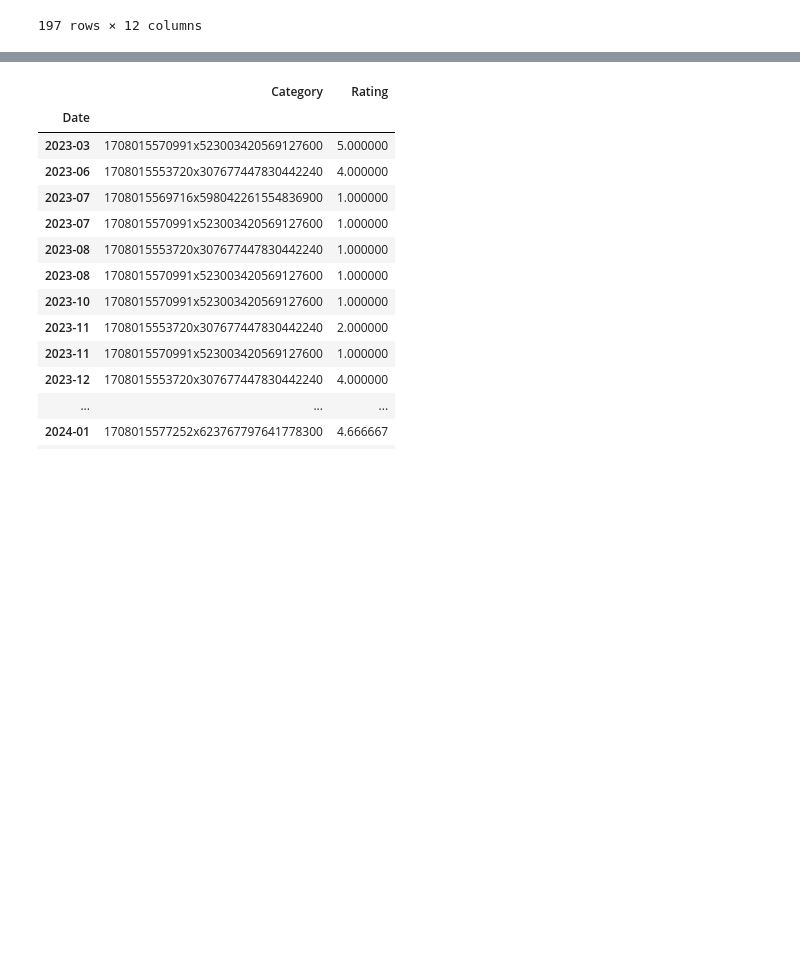
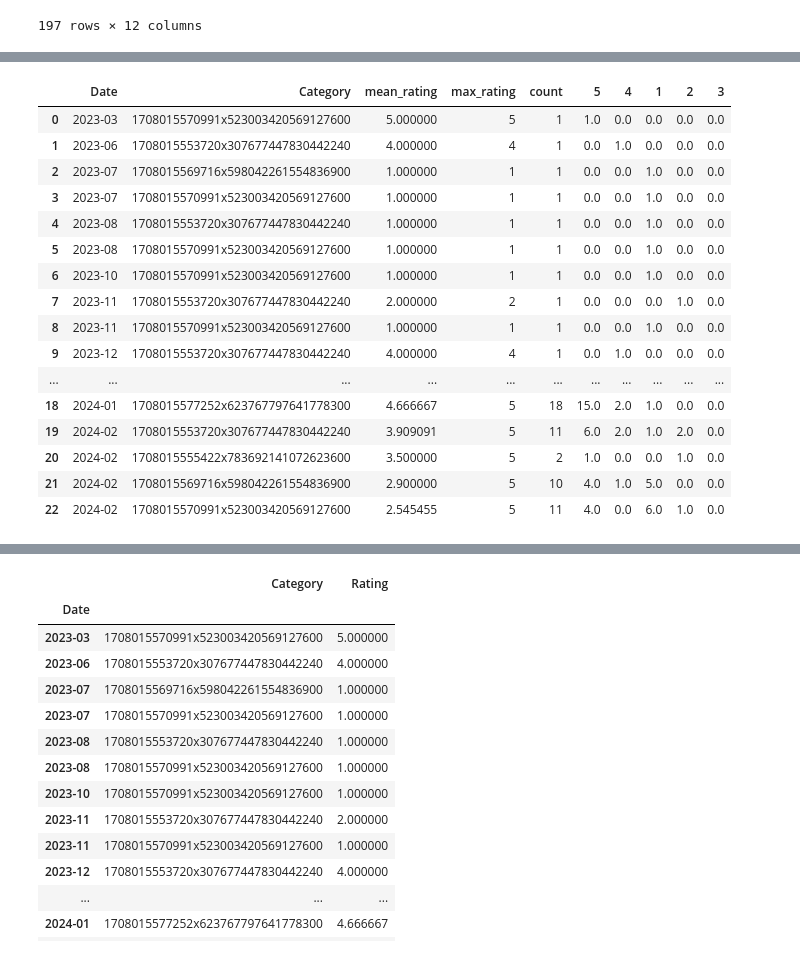
Before and after one commit to ArnaudGardille/Feedback-Analysis, a Jupyter notebook: insights_extraction_fr.ipynb, the cells around one changed output, grey strips where cells are left out. Saved outputs shown, nothing was run; the diff lists cells and outputs as text; code cells hidden in the pictures; blank space fills up the shorter version.

```diff
--- a/insights_extraction_fr.ipynb
+++ b/insights_extraction_fr.ipynb
@@ -453,43 +453,52 @@ aspects_df
 | 196 | 2024-02-16 13:31:13.221000+00:00 | admin_user_feedback-analysis_test | 2024-02-16 13:31:13.222000+00:00 | 1708015570991x523003420569127600 | 1707313014508x102198350946437700 | 1707329196900x870734705097005300 | 1 | 1708015573399x329923182630295500 | ... |
 197 rows × 12 columns
 # %%
-import pandas as pd
+df = aspects_df.copy()  # Load your DataFrame
+interval="M"
+groupby="Category"
 
-def group_stats(df, interval="M", groupby="Category"):
-    """
-    Calculates various statistics (mean, max, count) for each groupby variable
-    and interval in a DataFrame.
+"""
+Calculates various statistics (mean, max, count) and rating counts for each groupby variable
+and interval in a DataFrame.
 
-    Args:
-        df (pd.DataFrame): The input DataFrame.
-        interval (str, optional): The time interval for grouping. Defaults to "M".
-        groupby (str, optional): The column to group by. Defaults to "Category".
+Args:
+    df (pd.DataFrame): The input DataFrame.
+    interval (str, optional): The time interval for grouping. Defaults to "M".
+    groupby (str, optional): The column to group by. Defaults to "Category".
 
-    Returns:
-        pd.DataFrame: The output DataFrame with additional columns for statistics.
-    """
+Returns:
+    pd.DataFrame: The output DataFrame with additional columns for statistics and rating counts.
+"""
 
-    df["Date"] = pd.to_datetime(df["Date"])  # Ensure correct datetime format
+df["Date"] = pd.to_datetime(df["Date"])  # Ensure correct datetime format
 
-    per = df.Date.dt.to_period(interval)
-    grouped_df = df.groupby([per, groupby])
+groups = df.groupby([df["Date"].dt.to_period(interval), groupby])
 
-    # Calculate mean, max, and count efficiently using agg
-    statistics = grouped_df.agg(
-        mean_rating=("Rating", "mean"),
-        min_rating=("Rating", "min"),
-        max_rating=("Rating", "max"),
-        count=("Rating", "count")
-    ).reset_index()
+# Calculate mean, max, and total count using agg
+statistics = groups.agg(
+    mean_rating=("Rating", "mean"),
+    max_rating=("Rating", "max"),
+    count=("Rating", "count")
+).reset_index()
 
-    display_format = "%Y"
-    display_format += "-%m" if interval != "Y" else ""
-    display_format += "-%d" if interval != "M" else ""
+# Calculate rating counts using value_counts() within a loop
+rating_counts = []
+for name, group in groups:
+    rating_counts.append(group["Rating"].value_counts().rename(name))
 
-    statistics["Date"] = statistics["Date"].dt.strftime(display_format)
-    statistics["Period"] = interval
-    statistics["Grouped by"] = groupby
-    return statistics
+# Combine rating counts into a single DataFrame
+rating_counts_df = pd.concat(rating_counts, axis=1).fillna(0)
 
-# Example usage
+merged_df = pd.concat([statistics.set_index(["Date", "Category"]), rating_counts_df.T], axis=1)
+# Merge statistics and rating counts
+#merged_df = pd.merge(statistics, rating_counts_df, on=[name[0], groupby])
+
+display_format = "%Y"
+display_format += "-%m" if interval != "Y" else ""
+display_format += "-%d" if interval != "M" else ""
+
+merged_df = merged_df.reset_index(names=["Date", groupby])
+
+merged_df["Date"] = merged_df["Date"].apply(lambda x:x.strftime(display_format))
+merged_df
 # %% [output]
@@ -512,0 +505,17 @@ def group_stats(df, interval="M", groupby="Category"):
+|  | Date | Category | mean_rating | max_rating | count | 5 | 4 | 1 | 2 | 3 |
+| 0 | 2023-03 | 1708015570991x523003420569127600 | 5.000000 | 5 | 1 | 1.0 | 0.0 | 0.0 | 0.0 | 0.0 |
+| 1 | 2023-06 | 1708015553720x307677447830442240 | 4.000000 | 4 | 1 | 0.0 | 1.0 | 0.0 | 0.0 | 0.0 |
+| 2 | 2023-07 | 1708015569716x598042261554836900 | 1.000000 | 1 | 1 | 0.0 | 0.0 | 1.0 | 0.0 | 0.0 |
+| 3 | 2023-07 | 1708015570991x523003420569127600 | 1.000000 | 1 | 1 | 0.0 | 0.0 | 1.0 | 0.0 | 0.0 |
+| 4 | 2023-08 | 1708015553720x307677447830442240 | 1.000000 | 1 | 1 | 0.0 | 0.0 | 1.0 | 0.0 | 0.0 |
+| 5 | 2023-08 | 1708015570991x523003420569127600 | 1.000000 | 1 | 1 | 0.0 | 0.0 | 1.0 | 0.0 | 0.0 |
+| 6 | 2023-10 | 1708015570991x523003420569127600 | 1.000000 | 1 | 1 | 0.0 | 0.0 | 1.0 | 0.0 | 0.0 |
+| 7 | 2023-11 | 1708015553720x307677447830442240 | 2.000000 | 2 | 1 | 0.0 | 0.0 | 0.0 | 1.0 | 0.0 |
+| 8 | 2023-11 | 1708015570991x523003420569127600 | 1.000000 | 1 | 1 | 0.0 | 0.0 | 1.0 | 0.0 | 0.0 |
+| 9 | 2023-12 | 1708015553720x307677447830442240 | 4.000000 | 4 | 1 | 0.0 | 1.0 | 0.0 | 0.0 | 0.0 |
+| ... | ... | ... | ... | ... | ... | ... | ... | ... | ... | ... |
+| 18 | 2024-01 | 1708015577252x623767797641778300 | 4.666667 | 5 | 18 | 15.0 | 2.0 | 1.0 | 0.0 | 0.0 |
+| 19 | 2024-02 | 1708015553720x307677447830442240 | 3.909091 | 5 | 11 | 6.0 | 2.0 | 1.0 | 2.0 | 0.0 |
+| 20 | 2024-02 | 1708015555422x783692141072623600 | 3.500000 | 5 | 2 | 1.0 | 0.0 | 0.0 | 1.0 | 0.0 |
+| 21 | 2024-02 | 1708015569716x598042261554836900 | 2.900000 | 5 | 10 | 4.0 | 1.0 | 5.0 | 0.0 | 0.0 |
+| 22 | 2024-02 | 1708015570991x523003420569127600 | 2.545455 | 5 | 11 | 4.0 | 0.0 | 6.0 | 1.0 | 0.0 |
```
Also changed, not shown: parts of 7 cells of this notebook.
